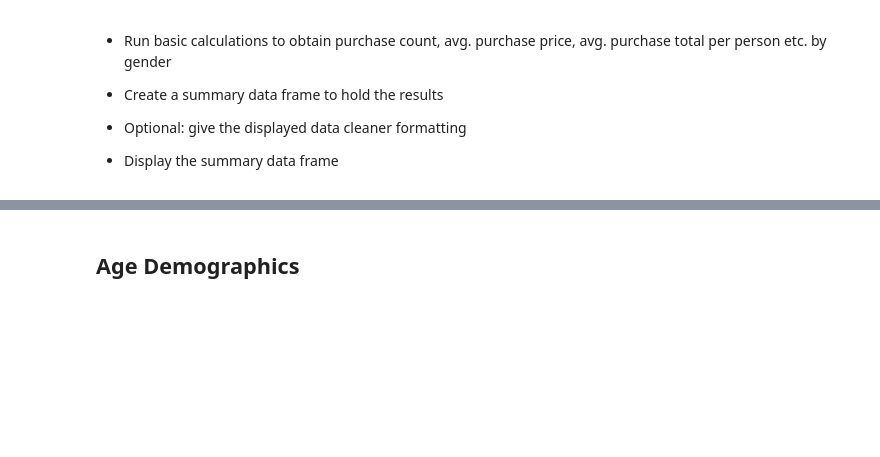
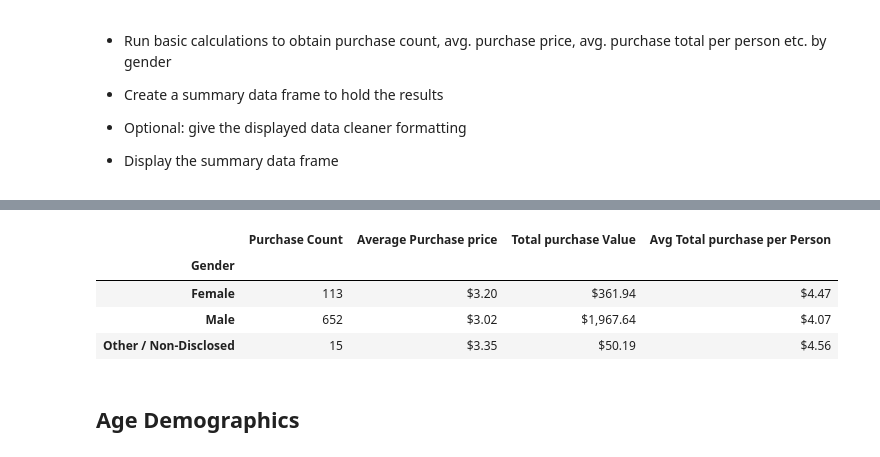
Before and after one commit to somotos1/pandas_challenge, a Jupyter notebook: HeroesOfPymoli_starter.ipynb, the cells around one changed output, grey strips where cells are left out. Saved outputs shown, nothing was run; the diff lists cells and outputs as text; code cells hidden in the pictures; blank space fills up the shorter version.

```diff
--- a/HeroesOfPymoli_starter.ipynb
+++ b/HeroesOfPymoli_starter.ipynb
@@ -107,0 +89,7 @@ male_players = purchase_data
+# %%
+gender_data = purchase_data.groupby("Gender")
+gender_types = gender_data["Gender"].value_counts()
+gender_count = gender_data["SN"].nunique()
+gender_percentage = ((gender_count / total_players) * 100).astype(float).map("{:.2f}".format)
+gender_dict = pd.DataFrame(dict([("Total Count",gender_count),("Percentage of Players", gender_percentage)]))
+gender_dict
@@ -131,3 +118,18 @@ male_players = purchase_data
+# %%
+gender_row_count = gender_data["Purchase ID"].count()
+gender_avg_purchase_price = gender_data["Price"].mean()
+gender_total_purchase_value = gender_data["Price"].sum()
+gender_avg_purchase_per_person = (gender_total_purchase_value / gender_count).astype(float).map("${:.2f}".format)
+gender_avg_purchase_price = gender_data["Price"].mean().astype(float).map("${:.2f}".format)
+gender_total_purchase_value = gender_data["Price"].sum().astype(float).map("${:,.2f}".format)
+gender_analysis_df = pd.DataFrame(dict([("Purchase Count", gender_row_count),("Average Purchase price", gender_avg_purchase_price),("Total purchase Value",gender_total_purchase_value),("Avg Total purchase per Person", gender_avg_purchase_per_person)]))
+gender_analysis_df
+# %% [output]
+|  | Purchase Count | Average Purchase price | Total purchase Value | Avg Total purchase per Person |
+| Gender |  |  |  |  |
+| Female | 113 | $3.20 | $361.94 | $4.47 |
+| Male | 652 | $3.02 | $1,967.64 | $4.07 |
+| Other / Non-Disclosed | 15 | $3.35 | $50.19 | $4.56 |
 # %% [markdown]
 ## Age Demographics
 # %% [markdown]
```
Also changed, not shown: parts of 17 cells of this notebook.
